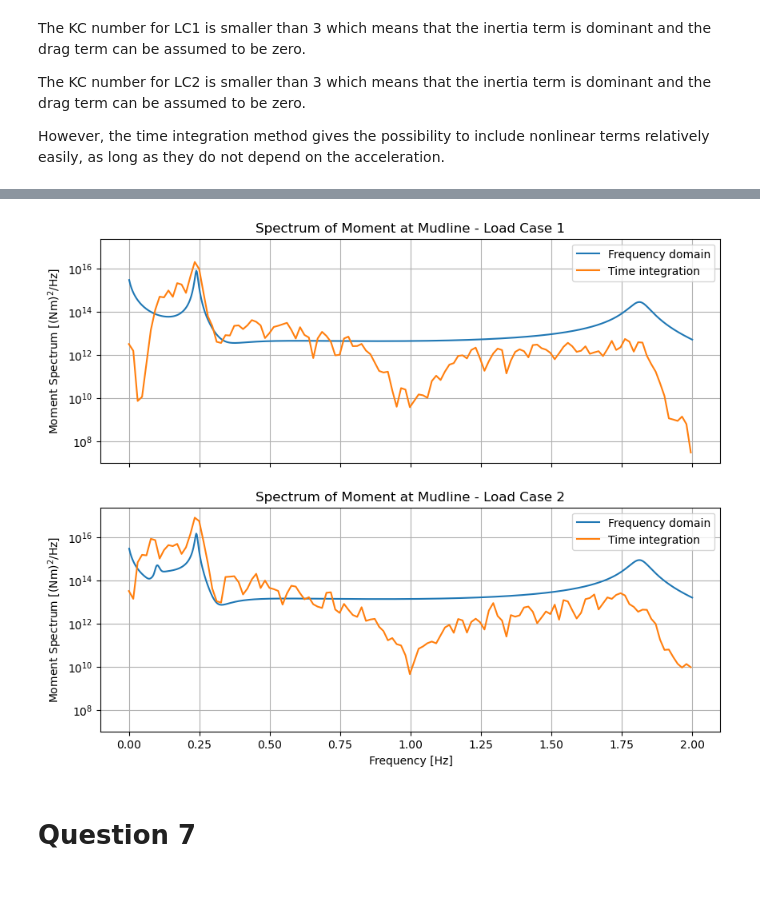
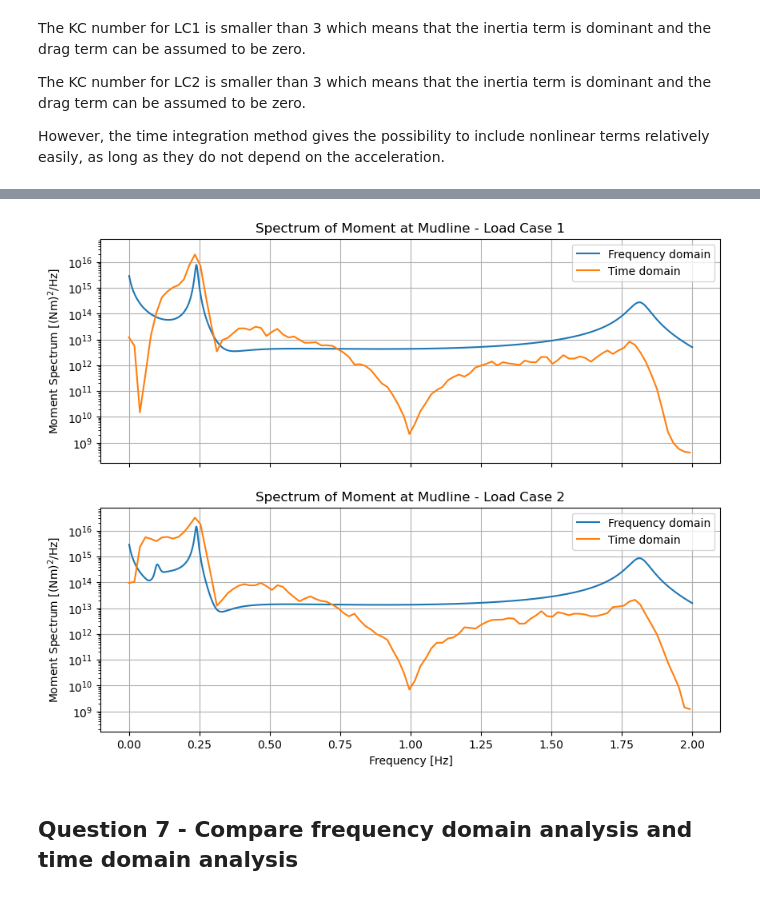
Before and after one commit to Lymone96/CIEM5220-Group2, a Jupyter notebook: 2_WW/WW_Assignment (Question 1-4).ipynb, the cells around one changed output, grey strips where cells are left out. Cells and saved outputs as stored; diff of their text form; code cells hidden in the pictures.

```diff
--- a/2_WW/WW_Assignment (Question 1-4).ipynb
+++ b/2_WW/WW_Assignment (Question 1-4).ipynb
@@ -834,5 +778,6 @@ for i, z in enumerate(z_nodes_air):
     ax[i].loglog(f_jonswap, S_F_wind[i,i], label=f'z={z:.2f} m LC1')
     ax[i].set_title(f'z={z:.2f} m')
     ax[i].set_xlabel('f [Hz]')
+    ax[i].grid()
 ax[0].set_ylabel('S_F(f) [N²/Hz]');
 # %% [output]
@@ -892,9 +837,9 @@ Sx_LC2_global = np.zeros((ndofs, ndofs, len(frequencies)), dtype=complex)
 Sx_LC1_global[np.ix_(free_dofs, free_dofs)] = Sx_LC1
 Sx_LC2_global[np.ix_(free_dofs, free_dofs)] = Sx_LC2
 
-# Plot the results
+# Plot the results for three nodes
 fig, ax = plt.subplots(2, 1, figsize=(10, 6))
-for i in range(nn-1):
+for i in [3, 5, 11]:
     ax[0].semilogy(frequencies, np.abs(Sx_LC1[i*2, i*2]), label=f'Displacement DOF {free_dofs[i]} LC1')
     ax[1].semilogy(frequencies, np.abs(Sx_LC2[i*2, i*2]), label=f'Displacement DOF {free_dofs[i]} LC2')
 
@@ -903,4 +848,8 @@ ax[1].set_title('Displacement spectra LC2')
 ax[1].set_xlabel('Frequency [Hz]')
 ax[0].set_ylabel('S_x(f) [m²/Hz]')
 ax[1].set_ylabel('S_x(f) [m²/Hz]');
+ax[0].legend()
+ax[1].legend()
+ax[0].grid()
+ax[1].grid()
 # %% [output]
@@ -1101,6 +1050,7 @@ C_d_r = C_d[np.ix_(free_dofs, free_dofs)]
 # Precompute inverse of reduced mass matrix
 inv_M_mod_r = np.linalg.inv(M_mod_r)
 # %%
+# solve the time domain analysis for load case 1
 def system_LC1(t, y):
     x = y[:len(free_dofs)]
     x_dot = y[len(free_dofs):]
@@ -1117,11 +1067,12 @@ def system_LC1(t, y):
 # Initial conditions
 y0 = np.zeros(len(free_dofs)*2)  # Initial displacements and velocities
 t0 = 0
-t_end = 300  # End time for the simulation
-time_eval = np.linspace(t0, t_end, 1200)  # Time vector for the simulation
+t_end = 500  # End time for the simulation
+time_eval = np.linspace(t0, t_end, 5000)  # Time vector for the simulation
 
 sol1 = scipy.integrate.solve_ivp(system_LC1, [t0, t_end], y0, t_eval=time_eval, method='BDF')
 # %%
+# solve the time domain analysis for load case 2
 def system_LC2(t, y):
     x = y[:len(free_dofs)]
     x_dot = y[len(free_dofs):]
@@ -1138,8 +1089,8 @@ def system_LC2(t, y):
 # Initial conditions
 y0 = np.zeros(len(free_dofs)*2)  # Initial displacements and velocities
 t0 = 0
-t_end = 300  # End time for the simulation
-time_eval = np.linspace(t0, t_end, 1200)  # Time vector for the simulation
+t_end = 500  # End time for the simulation
+time_eval = np.linspace(t0, t_end, 5000)  # Time vector for the simulation
 
 sol2 = scipy.integrate.solve_ivp(system_LC2, [t0, t_end], y0, t_eval=time_eval, method='BDF')
 # %%
@@ -1175,31 +1145,33 @@ for i, t in enumerate(time_eval):
 # %%
 from scipy.signal import welch
 
 # The moment at the mudline time series for both load cases
 
 # Use Welch's method to estimate the power spectral density
 fs = 1 / (time_eval[1] - time_eval[0])  # Sampling frequency from time vector
 
-f_mudline_LC1, S_M_mudline_LC1_ts = welch(M_mudline_LC1, fs=fs, nperseg=256)
-f_mudline_LC2, S_M_mudline_LC2_ts = welch(M_mudline_LC2, fs=fs, nperseg=256)
+f_max_plot = 2.0
+
+f_mudline_LC1, S_M_mudline_LC1_ts = welch(M_mudline_LC1, fs=fs, nperseg=512)
+f_mudline_LC2, S_M_mudline_LC2_ts = welch(M_mudline_LC2, fs=fs, nperseg=512)
 
 # Plot the spectra
 fig, ax = plt.subplots(2,1, figsize=(10, 8), sharex=True, sharey=True)
 
 ax[0].semilogy(frequencies, S_M_mudline_LC1, label=f'Frequency domain')
 ax[1].semilogy(frequencies, S_M_mudline_LC2, label=f'Frequency domain')
-ax[0].semilogy(f_mudline_LC1, S_M_mudline_LC1_ts, label='Time integration')
-ax[1].semilogy(f_mudline_LC2, S_M_mudline_LC2_ts, label='Time integration')
+ax[0].semilogy(f_mudline_LC1[f_mudline_LC1 < f_max_plot], S_M_mudline_LC1_ts[f_mudline_LC1 < f_max_plot], label='Time domain')
+ax[1].semilogy(f_mudline_LC2[f_mudline_LC1 < f_max_plot], S_M_mudline_LC2_ts[f_mudline_LC1 < f_max_plot], label='Time domain')
 
 ax[1].set_xlabel('Frequency [Hz]')
 ax[0].set_ylabel('Moment Spectrum [(Nm)$^2$/Hz]')
 ax[1].set_ylabel('Moment Spectrum [(Nm)$^2$/Hz]')
 ax[0].set_title('Spectrum of Moment at Mudline - Load Case 1')
 ax[1].set_title('Spectrum of Moment at Mudline - Load Case 2')
 ax[0].grid()
 ax[1].grid()
 ax[0].legend()
 ax[1].legend();
 # %% [output]
-[figure, old version]
+[figure, new version]
 # %%
@@ -1262,4 +1235,4 @@ ax[1].legend();
 # ani1.save('wind_turbine_displacement_LC1.gif', writer='pillow', fps=10)
 # ani2.save('wind_turbine_displacement_LC2.gif', writer='pillow', fps=10)
 # %% [markdown]
-# Question 7
+## Question 7 - Compare frequency domain analysis and time domain analysis
```
Also changed, not shown: parts of 34 cells of this notebook.
